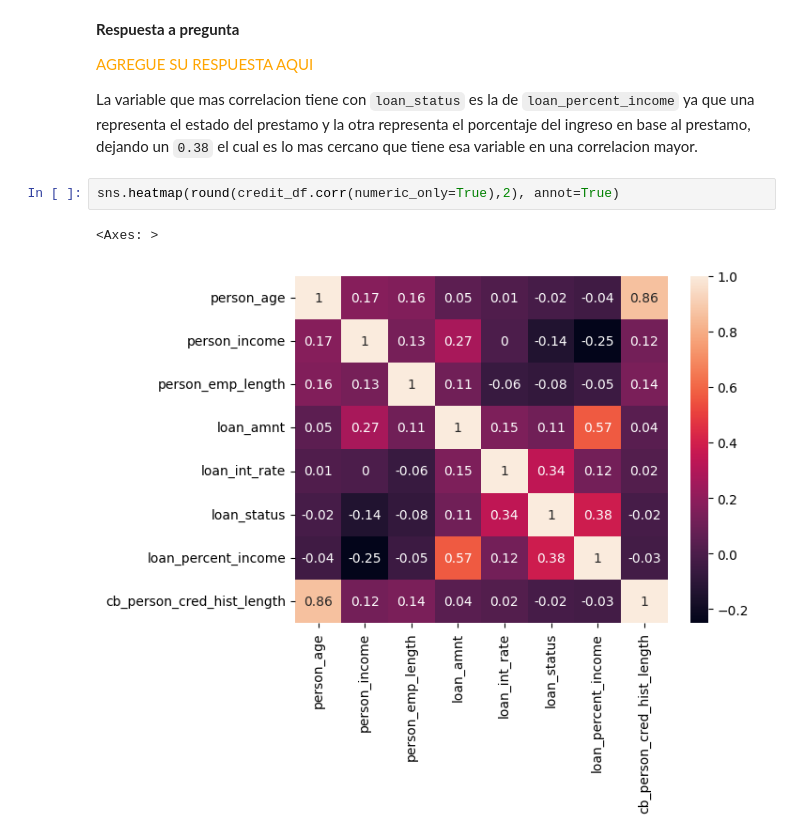
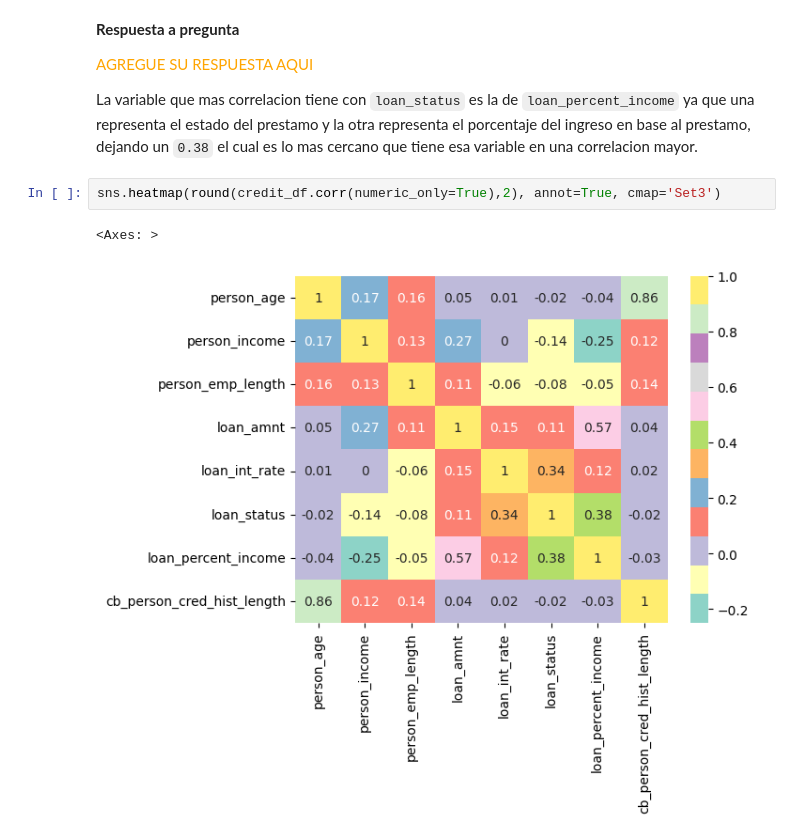
Before and after one commit to jose-esquivel-dev/Analitica_de_Datos, a Jupyter notebook: Practica_2/AD_U2_Practica_2_EsquivelJose.ipynb, the cells around one changed output. Cells and saved outputs as stored; diff of their text form.

```diff
--- a/Practica_2/AD_U2_Practica_2_EsquivelJose.ipynb
+++ b/Practica_2/AD_U2_Practica_2_EsquivelJose.ipynb
@@ -588,7 +603,7 @@ Lo que se puede observar en las anteriores graficas es casi casi lo que vimos en
 
 La variable que mas correlacion tiene con `loan_status` es la de `loan_percent_income` ya que una representa el estado del prestamo y la otra representa el porcentaje del ingreso en base al prestamo, dejando un `0.38` el cual es lo mas cercano que tiene esa variable en una correlacion mayor.
 # %%
-sns.heatmap(round(credit_df.corr(numeric_only=True),2), annot=True)
+sns.heatmap(round(credit_df.corr(numeric_only=True),2), annot=True, cmap='Set3')
 # %% [output]
 <Axes: >
-[figure, old version]
+[figure, new version]
```
Also changed, not shown: parts of 7 cells of this notebook.
